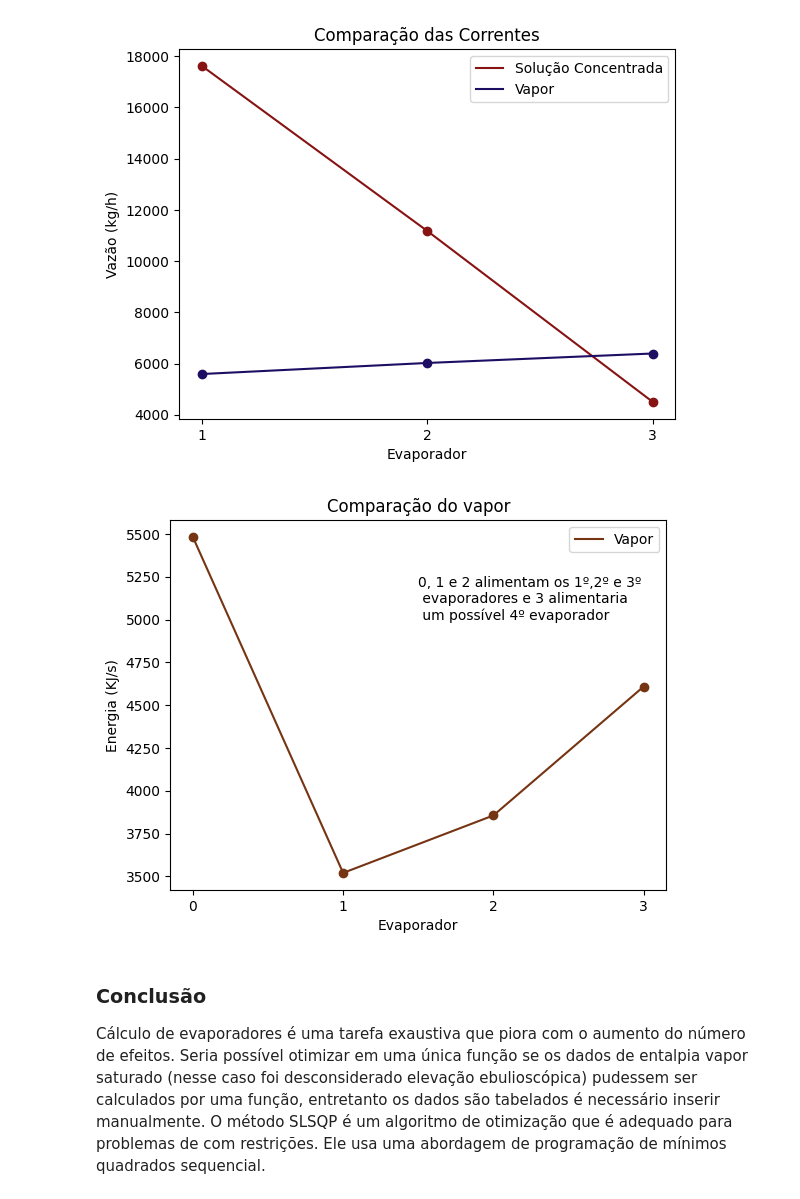
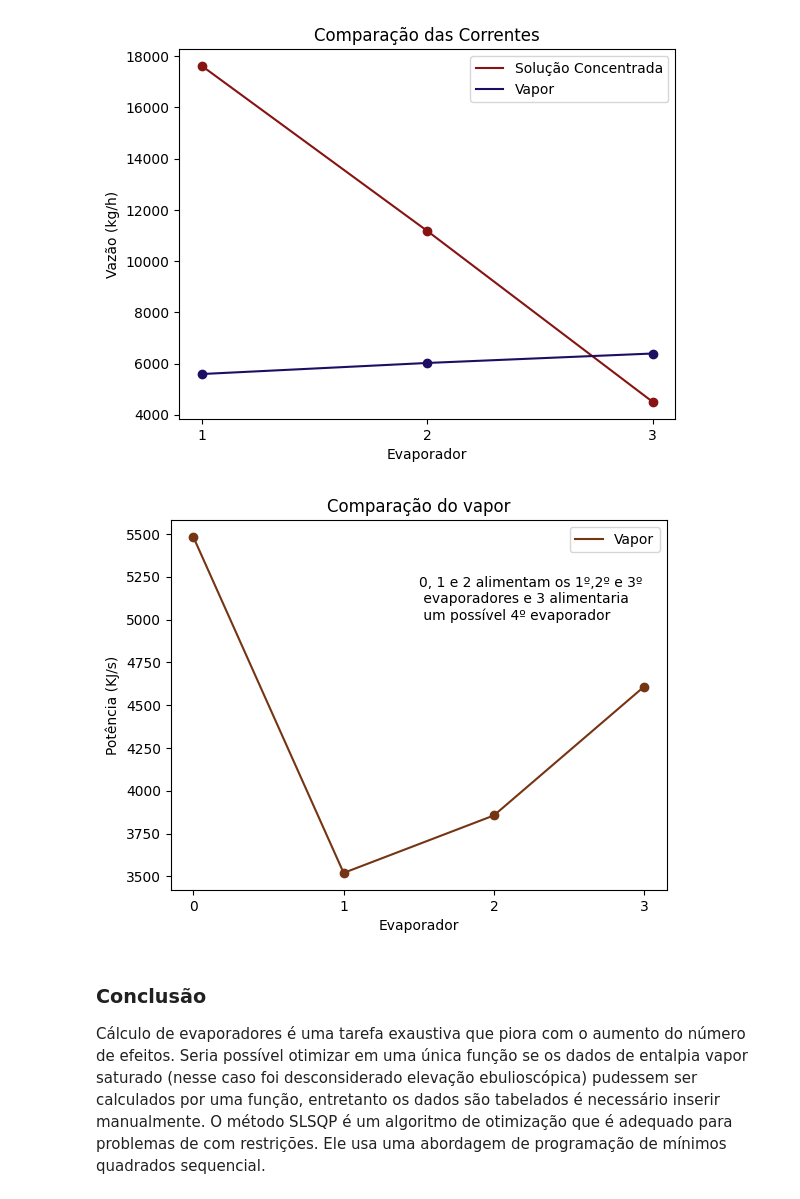
Before and after one commit to jorgelum/EQ, a Jupyter notebook: Evaporadores.ipynb, the cells around one changed output. Saved outputs shown, nothing was run; the diff lists cells and outputs as text; code cells hidden in the pictures.

```diff
--- a/Evaporadores.ipynb
+++ b/Evaporadores.ipynb
@@ -471,18 +471,18 @@ plt.show()
 # %%
 texto = "0, 1 e 2 alimentam os 1º,2º e 3º \n evaporadores e 3 alimentaria \n um possível 4º evaporador"
 fig, ax = plt.subplots()
 ax.scatter(y =Evaporador3(Resultado)[2],x =[0,1,2,3],color ="#753412")
 ax.plot([0,1,2,3],Evaporador3(Resultado)[2],label = "Vapor",color ="#753412")
 ax.text(1.5,5000, s = texto )
 ax.legend()
 plt.title("Comparação do vapor")
 plt.xlabel("Evaporador")
-plt.ylabel("Energia (KJ/s)")
+plt.ylabel("Potência (KJ/s)")
 plt.xticks([0,1,2,3])
 
 plt.show()
 # %% [output]
-[figure, old version]
+[figure, new version]
 # %% [markdown]
 ### Conclusão
 
```
